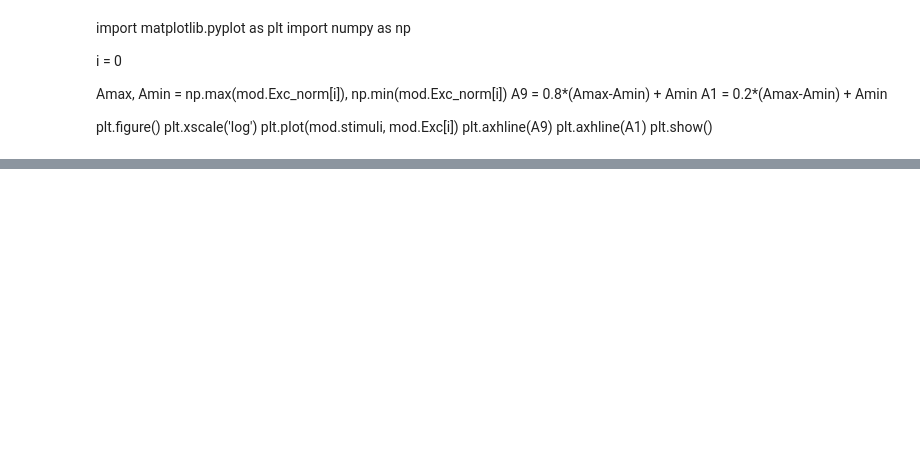
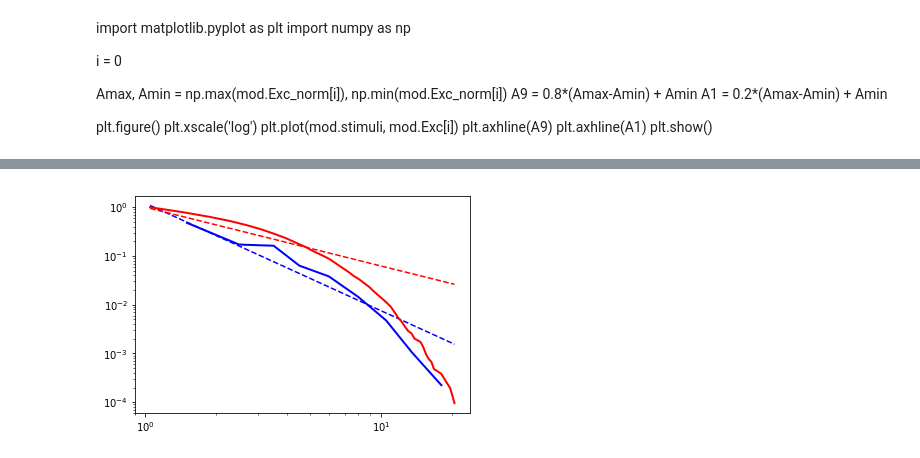
Before and after one commit to gbarzon/HTC_Mesoscopic_Brain, a Jupyter notebook: HTC_results_1.ipynb, the cells around one changed output, grey strips where cells are left out. Saved outputs shown, nothing was run; the diff lists cells and outputs as text; code cells hidden in the pictures; blank space fills up the shorter version.

```diff
--- a/HTC_results_1.ipynb
+++ b/HTC_results_1.ipynb
@@ -93,0 +225,8 @@ plt.show()
+# %%
+fig2 = results.plot_pdf(color='b', linewidth=2)
+results.power_law.plot_pdf(color='b', linestyle='--', ax=fig2)
+results.plot_ccdf(color='r', linewidth=2, ax=fig2)
+results.power_law.plot_ccdf(color='r', linestyle='--', ax=fig2)
+plt.show()
+# %% [output]
+[figure, added]
```
Also changed, not shown: parts of 36 cells of this notebook, 14 other files.
